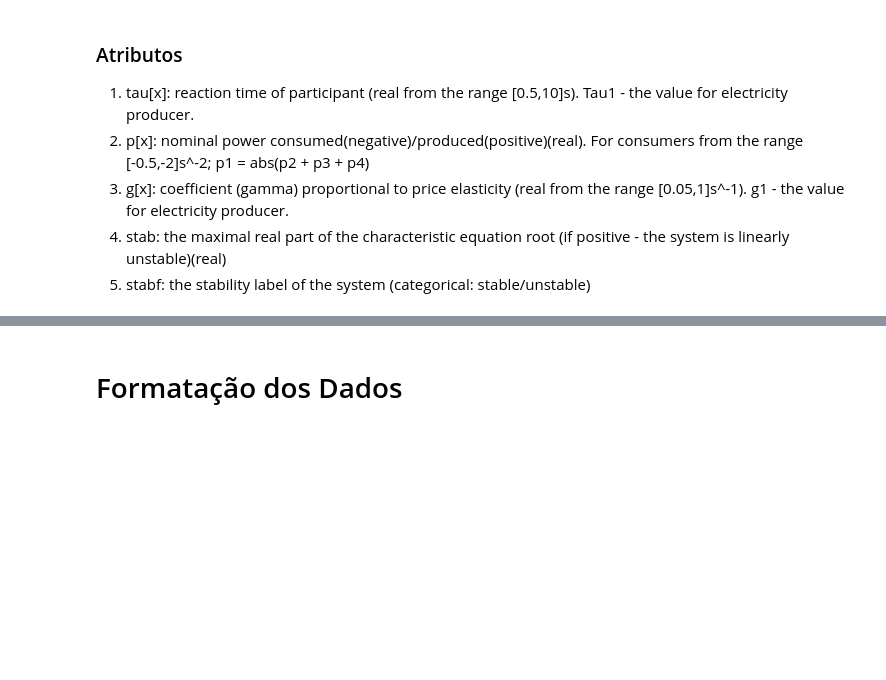
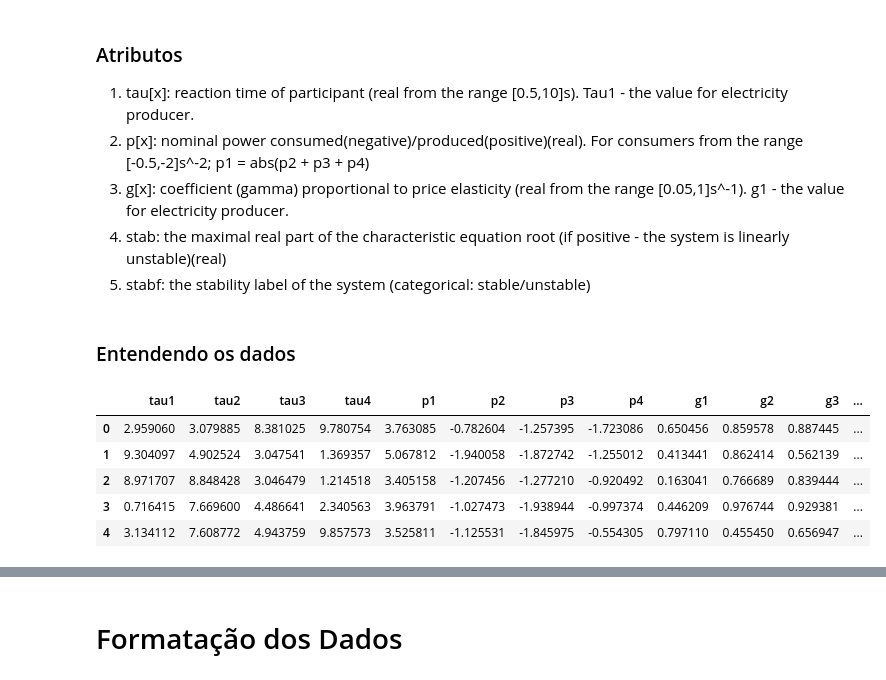
Before and after one commit to masterkey-07/smartgrid-ai-project, a Jupyter notebook: src/concept_proof.ipynb, the cells around one changed output, grey strips where cells are left out. Saved outputs shown, nothing was run; the diff lists cells and outputs as text; code cells hidden in the pictures; blank space fills up the shorter version.

```diff
--- a/src/concept_proof.ipynb
+++ b/src/concept_proof.ipynb
@@ -18,3 +44,14 @@ targets = electrical_grid_stability_simulated_data.targets
 3. g[x]: coefficient (gamma) proportional to price elasticity (real from the range [0.05,1]s^-1). g1 - the value for electricity producer.
 4. stab: the maximal real part of the characteristic equation root (if positive - the system is linearly unstable)(real)
 5. stabf: the stability label of the system (categorical: stable/unstable)
+# %% [markdown]
+### Entendendo os dados
+# %%
+features.head()
+# %% [output]
+|  | tau1 | tau2 | tau3 | tau4 | p1 | p2 | p3 | p4 | g1 | g2 | g3 | ... |
+| 0 | 2.959060 | 3.079885 | 8.381025 | 9.780754 | 3.763085 | -0.782604 | -1.257395 | -1.723086 | 0.650456 | 0.859578 | 0.887445 | ... |
+| 1 | 9.304097 | 4.902524 | 3.047541 | 1.369357 | 5.067812 | -1.940058 | -1.872742 | -1.255012 | 0.413441 | 0.862414 | 0.562139 | ... |
+| 2 | 8.971707 | 8.848428 | 3.046479 | 1.214518 | 3.405158 | -1.207456 | -1.277210 | -0.920492 | 0.163041 | 0.766689 | 0.839444 | ... |
+| 3 | 0.716415 | 7.669600 | 4.486641 | 2.340563 | 3.963791 | -1.027473 | -1.938944 | -0.997374 | 0.446209 | 0.976744 | 0.929381 | ... |
+| 4 | 3.134112 | 7.608772 | 4.943759 | 9.857573 | 3.525811 | -1.125531 | -1.845975 | -0.554305 | 0.797110 | 0.455450 | 0.656947 | ... |
```
Also changed, not shown: parts of 29 cells of this notebook.
